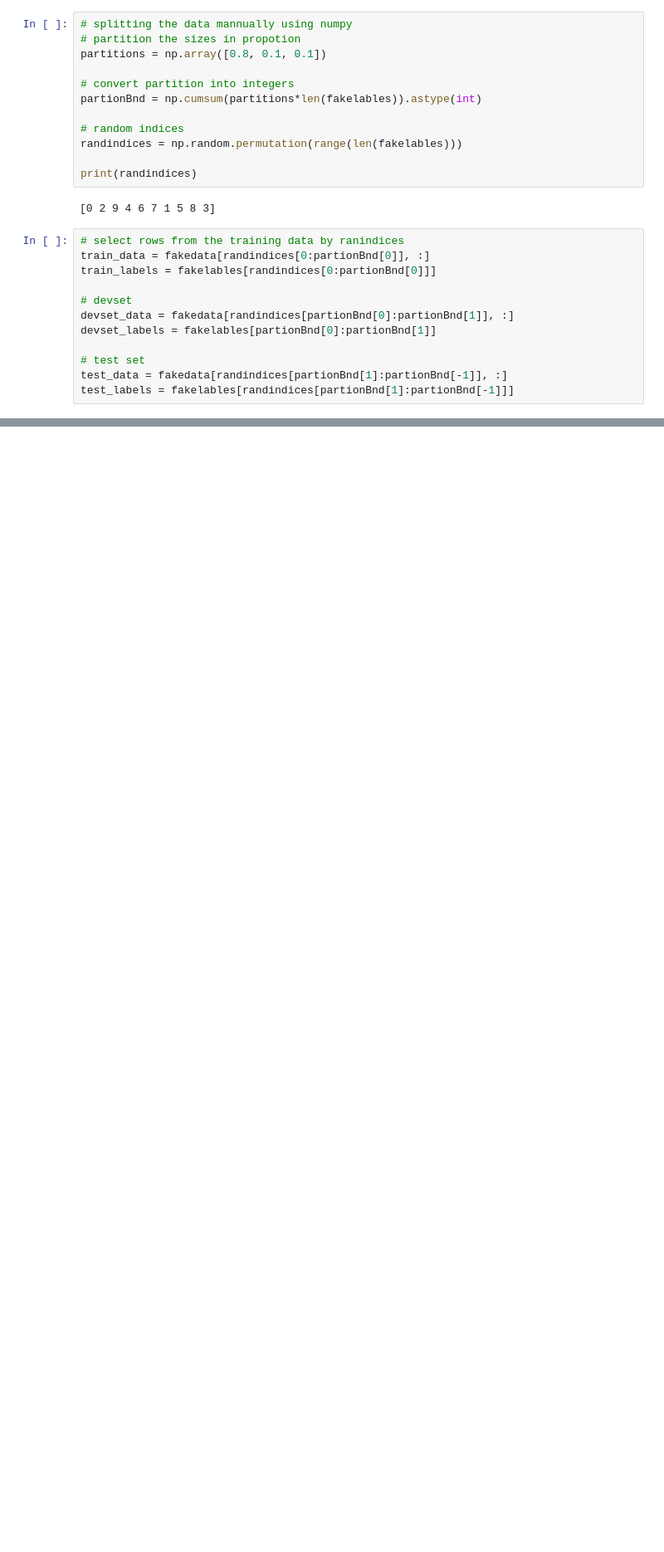
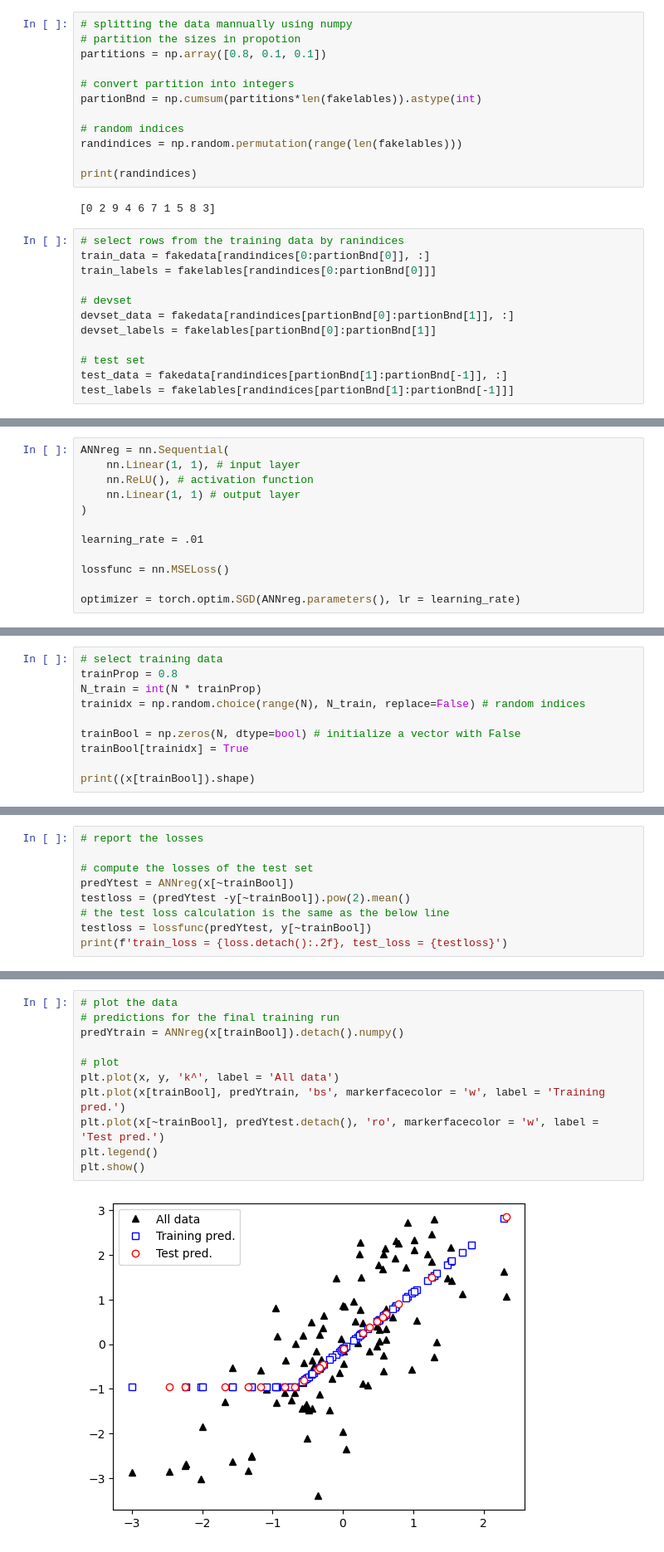
Before and after one commit to wangjiuzhou100/DUDL, a Jupyter notebook: Practices/Section8.ipynb, the cells around one changed output, grey strips where cells are left out. Shown at 83% size. Drawn from its saved outputs; the diff is of its cells as text; blank space fills up the shorter version.

```diff
--- a/Practices/Section8.ipynb
+++ b/Practices/Section8.ipynb
@@ -501,0 +527,12 @@ test_labels = fakelables[randindices[partionBnd[1]:partionBnd[-1]]]
+# %%
+ANNreg = nn.Sequential(
+    nn.Linear(1, 1), # input layer
+    nn.ReLU(), # activation function
+    nn.Linear(1, 1) # output layer
+)
+
+learning_rate = .01
+
+lossfunc = nn.MSELoss()
+
+optimizer = torch.optim.SGD(ANNreg.parameters(), lr = learning_rate)
@@ -501,0 +541,10 @@ test_labels = fakelables[randindices[partionBnd[1]:partionBnd[-1]]]
+# %%
+# select training data
+trainProp = 0.8
+N_train = int(N * trainProp)
+trainidx = np.random.choice(range(N), N_train, replace=False) # random indices
+
+trainBool = np.zeros(N, dtype=bool) # initialize a vector with False
+trainBool[trainidx] = True
+
+print((x[trainBool]).shape)
@@ -501,0 +569,9 @@ test_labels = fakelables[randindices[partionBnd[1]:partionBnd[-1]]]
+# %%
+# report the losses
+
+# compute the losses of the test set
+predYtest = ANNreg(x[~trainBool])
+testloss = (predYtest -y[~trainBool]).pow(2).mean()
+# the test loss calculation is the same as the below line
+testloss = lossfunc(predYtest, y[~trainBool])
+print(f'train_loss = {loss.detach():.2f}, test_loss = {testloss}')
@@ -501,0 +580,13 @@ test_labels = fakelables[randindices[partionBnd[1]:partionBnd[-1]]]
+# %%
+# plot the data
+# predictions for the final training run
+predYtrain = ANNreg(x[trainBool]).detach().numpy()
+
+# plot
+plt.plot(x, y, 'k^', label = 'All data')
+plt.plot(x[trainBool], predYtrain, 'bs', markerfacecolor = 'w', label = 'Training pred.')
+plt.plot(x[~trainBool], predYtest.detach(), 'ro', markerfacecolor = 'w', label = 'Test pred.')
+plt.legend()
+plt.show()
+# %% [output]
+[figure, added]
```
Also changed, not shown: parts of 10 cells of this notebook.
